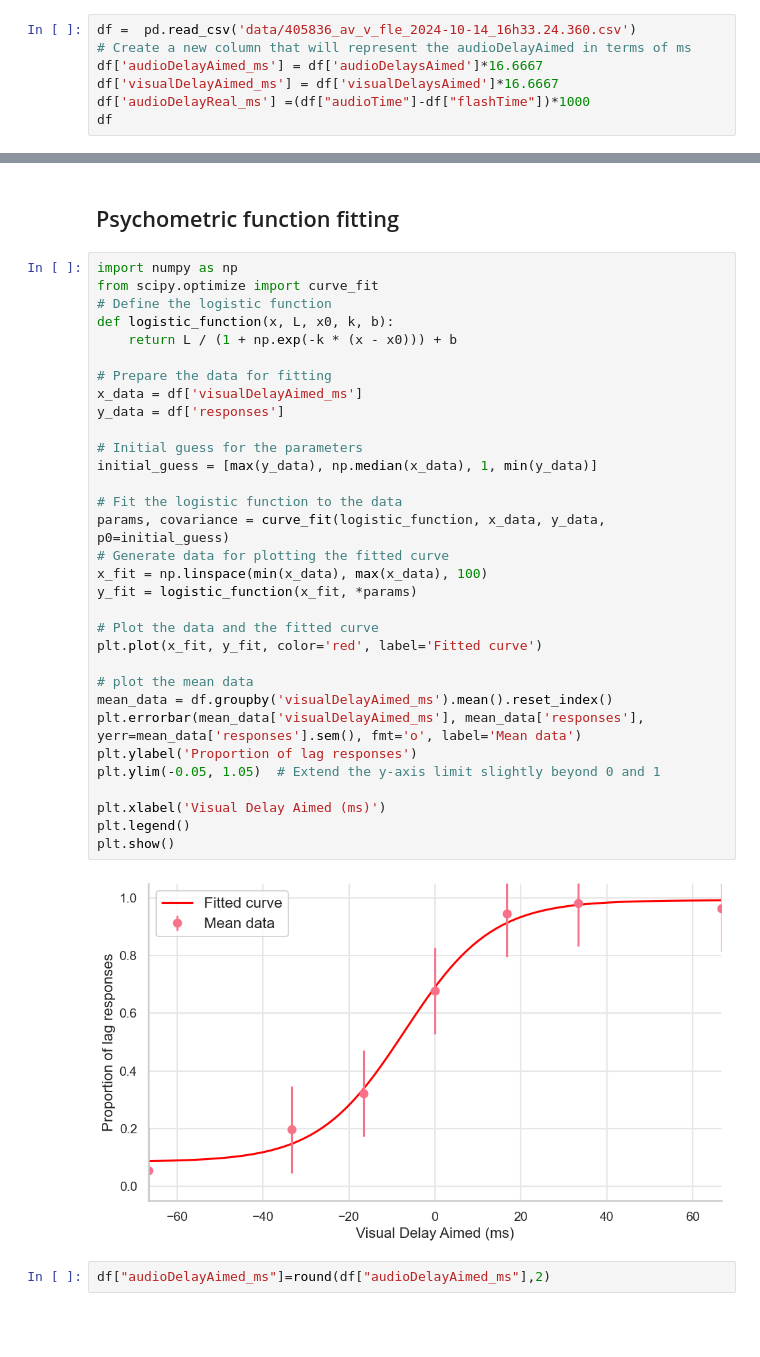
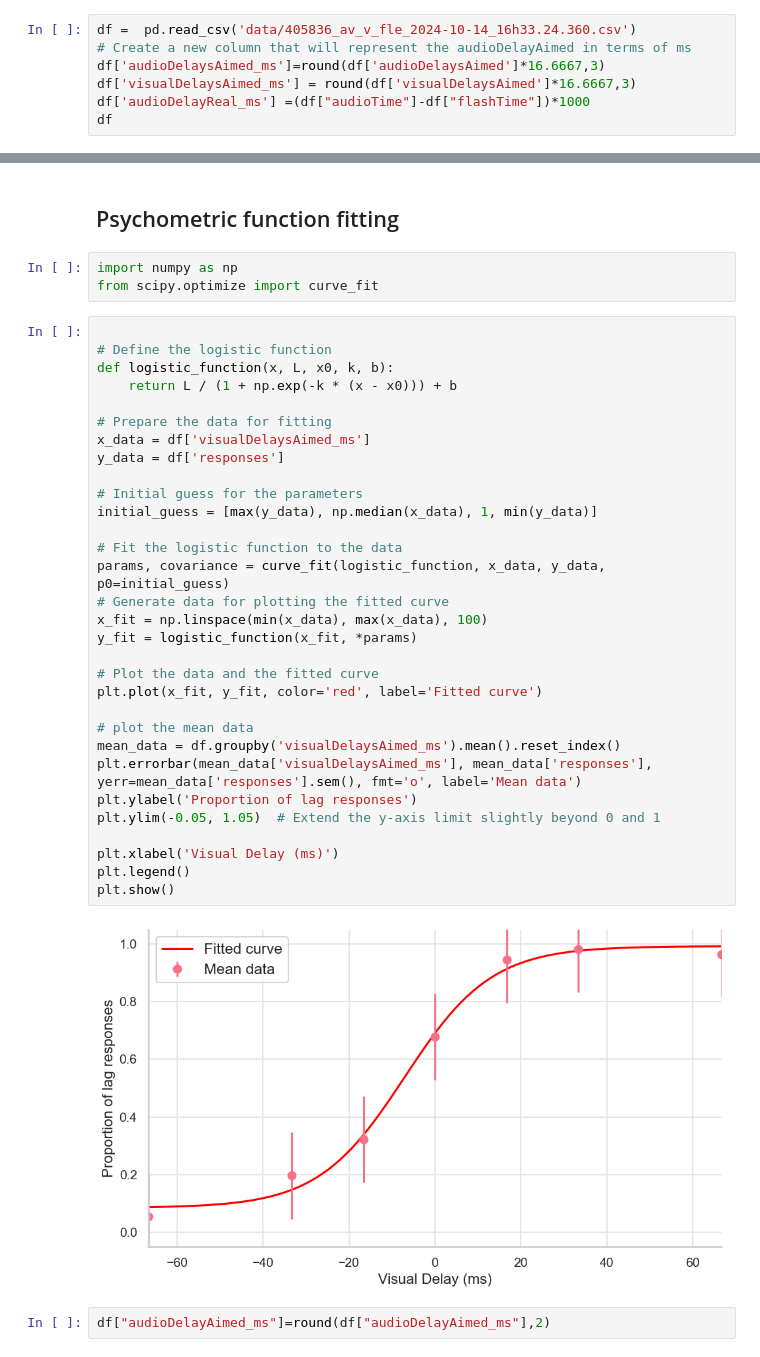
Before and after one commit to omeryildiran/av-v-fle, a Jupyter notebook: analysis.ipynb, the cells around one changed output, grey strips where cells are left out. Drawn from its saved outputs; the diff is of its cells as text; blank space fills up the shorter version.

```diff
--- a/analysis.ipynb
+++ b/analysis.ipynb
@@ -73,8 +73,8 @@ def flatten_extend(matrix):
 # %%
 df =  pd.read_csv('data/405836_av_v_fle_2024-10-14_16h33.24.360.csv')
 # Create a new column that will represent the audioDelayAimed in terms of ms
-df['audioDelayAimed_ms'] = df['audioDelaysAimed']*16.6667
-df['visualDelayAimed_ms'] = df['visualDelaysAimed']*16.6667
+df['audioDelaysAimed_ms']=round(df['audioDelaysAimed']*16.6667,3)
+df['visualDelaysAimed_ms'] = round(df['visualDelaysAimed']*16.6667,3)
 df['audioDelayReal_ms'] =(df["audioTime"]-df["flashTime"])*1000
 df
 # %% [output]
@@ -167,39 +167,41 @@ The `ci` parameter is deprecated. Use `errorbar=None` for the same effect.
 # %% [markdown]
 ## Psychometric function fitting
+# %%
+import numpy as np
+from scipy.optimize import curve_fit
 # %%
-import numpy as np
-from scipy.optimize import curve_fit
+
 # Define the logistic function
 def logistic_function(x, L, x0, k, b):
     return L / (1 + np.exp(-k * (x - x0))) + b
 
 # Prepare the data for fitting
-x_data = df['visualDelayAimed_ms']
+x_data = df['visualDelaysAimed_ms']
 y_data = df['responses']
 
 # Initial guess for the parameters
 initial_guess = [max(y_data), np.median(x_data), 1, min(y_data)]
 
 # Fit the logistic function to the data
 params, covariance = curve_fit(logistic_function, x_data, y_data, p0=initial_guess)
 # Generate data for plotting the fitted curve
 x_fit = np.linspace(min(x_data), max(x_data), 100)
 y_fit = logistic_function(x_fit, *params)
 
 # Plot the data and the fitted curve
 plt.plot(x_fit, y_fit, color='red', label='Fitted curve')
 
 # plot the mean data
-mean_data = df.groupby('visualDelayAimed_ms').mean().reset_index()
-plt.errorbar(mean_data['visualDelayAimed_ms'], mean_data['responses'], yerr=mean_data['responses'].sem(), fmt='o', label='Mean data')
+mean_data = df.groupby('visualDelaysAimed_ms').mean().reset_index()
+plt.errorbar(mean_data['visualDelaysAimed_ms'], mean_data['responses'], yerr=mean_data['responses'].sem(), fmt='o', label='Mean data')
 plt.ylabel('Proportion of lag responses')
 plt.ylim(-0.05, 1.05)  # Extend the y-axis limit slightly beyond 0 and 1
 
-plt.xlabel('Visual Delay Aimed (ms)')
+plt.xlabel('Visual Delay (ms)')
 plt.legend()
 plt.show()
 # %% [output]
-[figure, old version]
+[figure, new version]
 # %%
 df["audioDelayAimed_ms"]=round(df["audioDelayAimed_ms"],2)
 # %%
```
Also changed, not shown: parts of 9 cells of this notebook.
